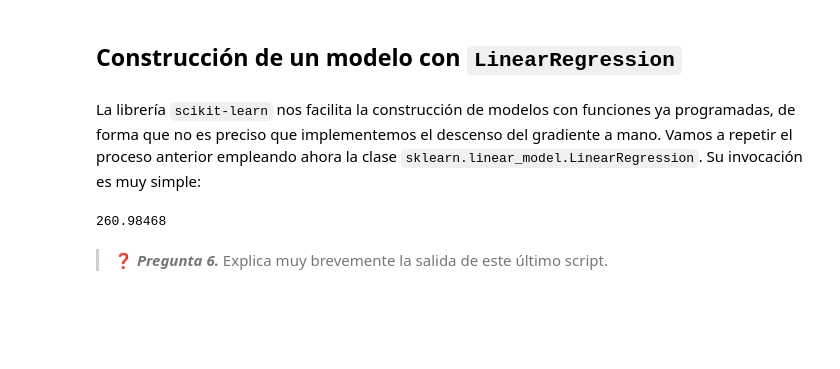
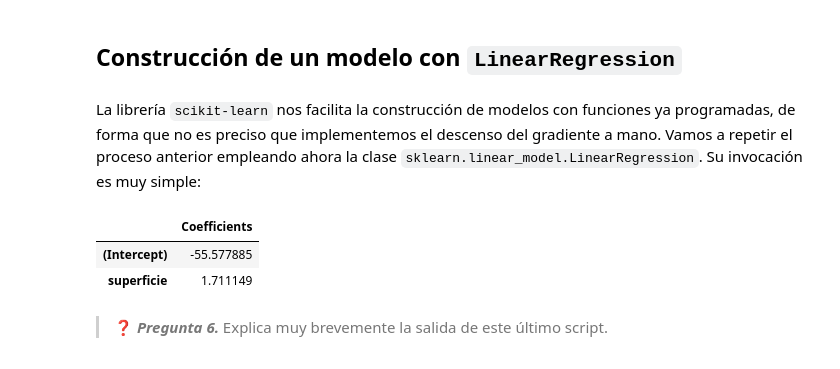
Before and after one commit to PabloPC05/inteligencia-artificial-usc, a Jupyter notebook: Practica3.1/Practica3.1_RegresionLineal_ES.ipynb, the cells around one changed output. Cells and saved outputs as stored; diff of their text form; code cells hidden in the pictures; blank space fills up the shorter version.

```diff
--- a/Practica3.1/Practica3.1_RegresionLineal_ES.ipynb
+++ b/Practica3.1/Practica3.1_RegresionLineal_ES.ipynb
@@ -396,21 +396,21 @@ La librería `scikit-learn` nos facilita la construcción de modelos con funcion
 # %%
 from sklearn.linear_model import LinearRegression  # Importamos la clase (esto solo es necesario hacerlo una vez)
 from sklearn.metrics import classification_report
 
 # Dividimos el dataset en variables predictoras y dependientes
 vivendas_X = vivendas.loc[:, :'superficie'].astype(float)
 vivendas_Y = vivendas.loc[:, 'prezo']
 
 model = LinearRegression()  # Definimos el modelo
 model.fit(vivendas_X, vivendas_Y)  # Ajustamos el modelo a los datos
 
 # Resumen del modelo
 coef = pd.DataFrame([model.intercept_, *model.coef_], ['(Intercept)', *vivendas_X.columns], columns=['Coefficients'])
 coef
-
--55.577885 + 1.711149 * 185
 # %% [output]
-260.98468
+|  | Coefficients |
+| (Intercept) | -55.577885 |
+| superficie | 1.711149 |
 # %% [markdown]
 > ❓ **_Pregunta 6._**  Explica muy brevemente la salida de este último script.
 # %% [markdown]
```
Also changed, not shown: parts of 1 cell of this notebook, 7 other files.
